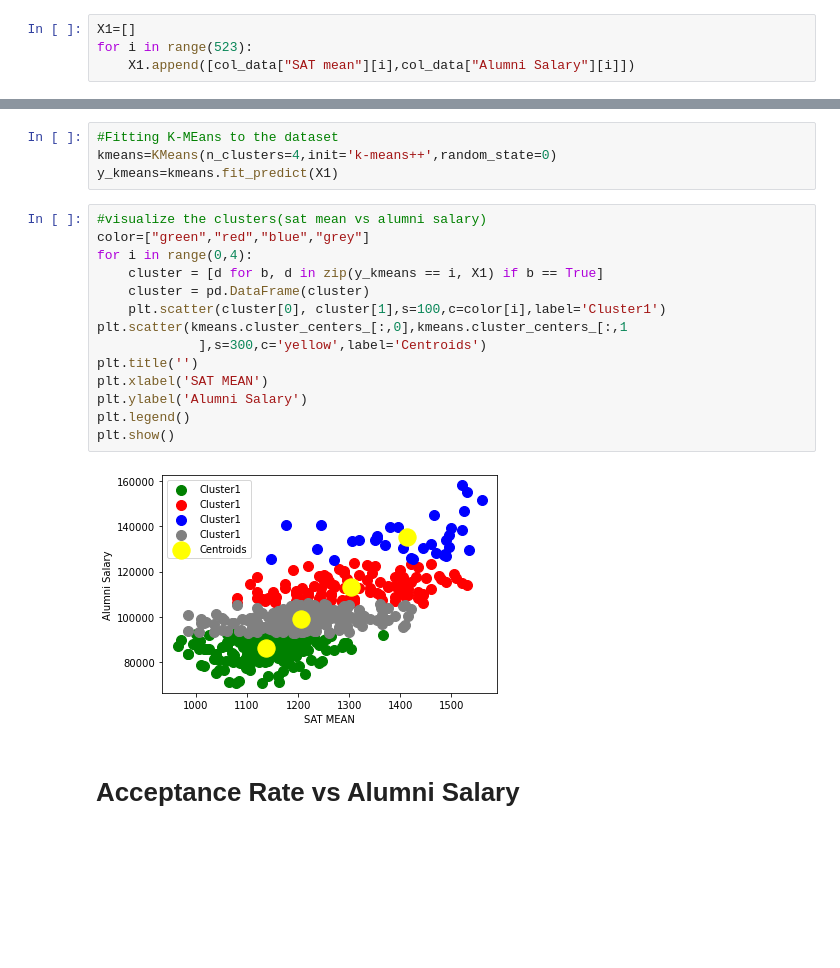
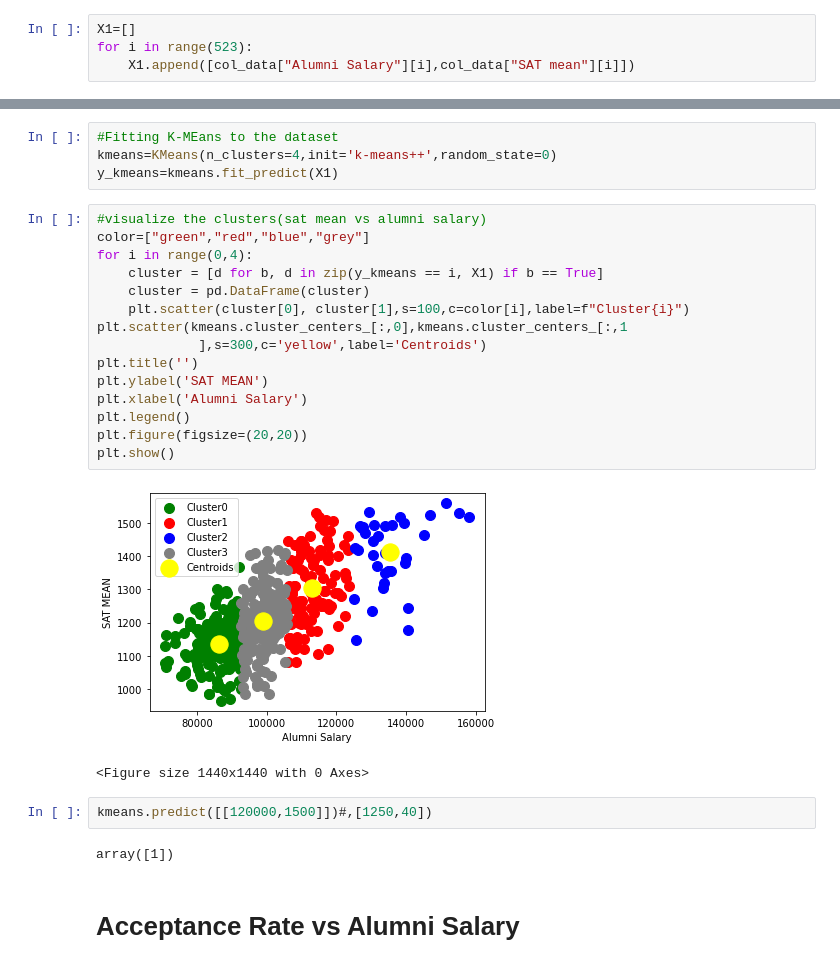
Before and after one commit to Amasterw/UR_FinalProject, a Jupyter notebook: kmeans.ipynb, the cells around one changed output, grey strips where cells are left out. Drawn from its saved outputs; the diff is of its cells as text; blank space fills up the shorter version.

```diff
--- a/kmeans.ipynb
+++ b/kmeans.ipynb
@@ -161,7 +161,7 @@ plt.show()
 # %%
 X1=[]
 for i in range(523):
-    X1.append([col_data["SAT mean"][i],col_data["Alumni Salary"][i]])
+    X1.append([col_data["Alumni Salary"][i],col_data["SAT mean"][i]])
 # %%
 #elbow method to find the number of clusters
 from sklearn.cluster import KMeans
@@ -184,19 +184,25 @@ y_kmeans=kmeans.fit_predict(X1)
 # %%
 #visualize the clusters(sat mean vs alumni salary)
 color=["green","red","blue","grey"]
 for i in range(0,4):
     cluster = [d for b, d in zip(y_kmeans == i, X1) if b == True]
     cluster = pd.DataFrame(cluster)
-    plt.scatter(cluster[0], cluster[1],s=100,c=color[i],label='Cluster1')
+    plt.scatter(cluster[0], cluster[1],s=100,c=color[i],label=f"Cluster{i}")
 plt.scatter(kmeans.cluster_centers_[:,0],kmeans.cluster_centers_[:,1
              ],s=300,c='yellow',label='Centroids')
 plt.title('')
-plt.xlabel('SAT MEAN')
-plt.ylabel('Alumni Salary')
+plt.ylabel('SAT MEAN')
+plt.xlabel('Alumni Salary')
 plt.legend()
+plt.figure(figsize=(20,20))
 plt.show()
 # %% [output]
-[figure, old version]
+[figure, new version]
+<Figure size 1440x1440 with 0 Axes>
+# %%
+kmeans.predict([[120000,1500]])#,[1250,40])
+# %% [output]
+array([1])
 # %% [markdown]
 # Acceptance Rate vs Alumni Salary
 # %%
```
Also changed, not shown: 3 other files.
